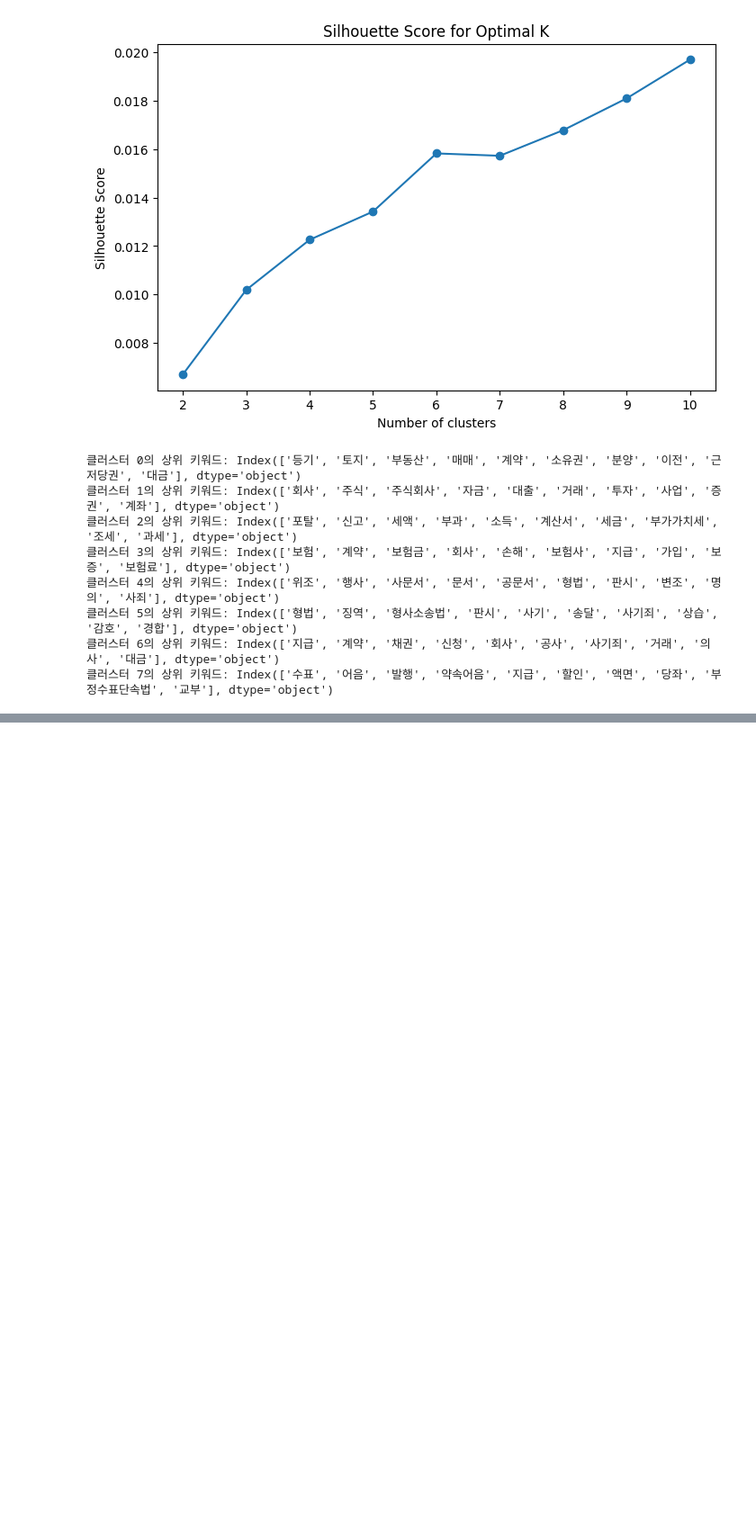
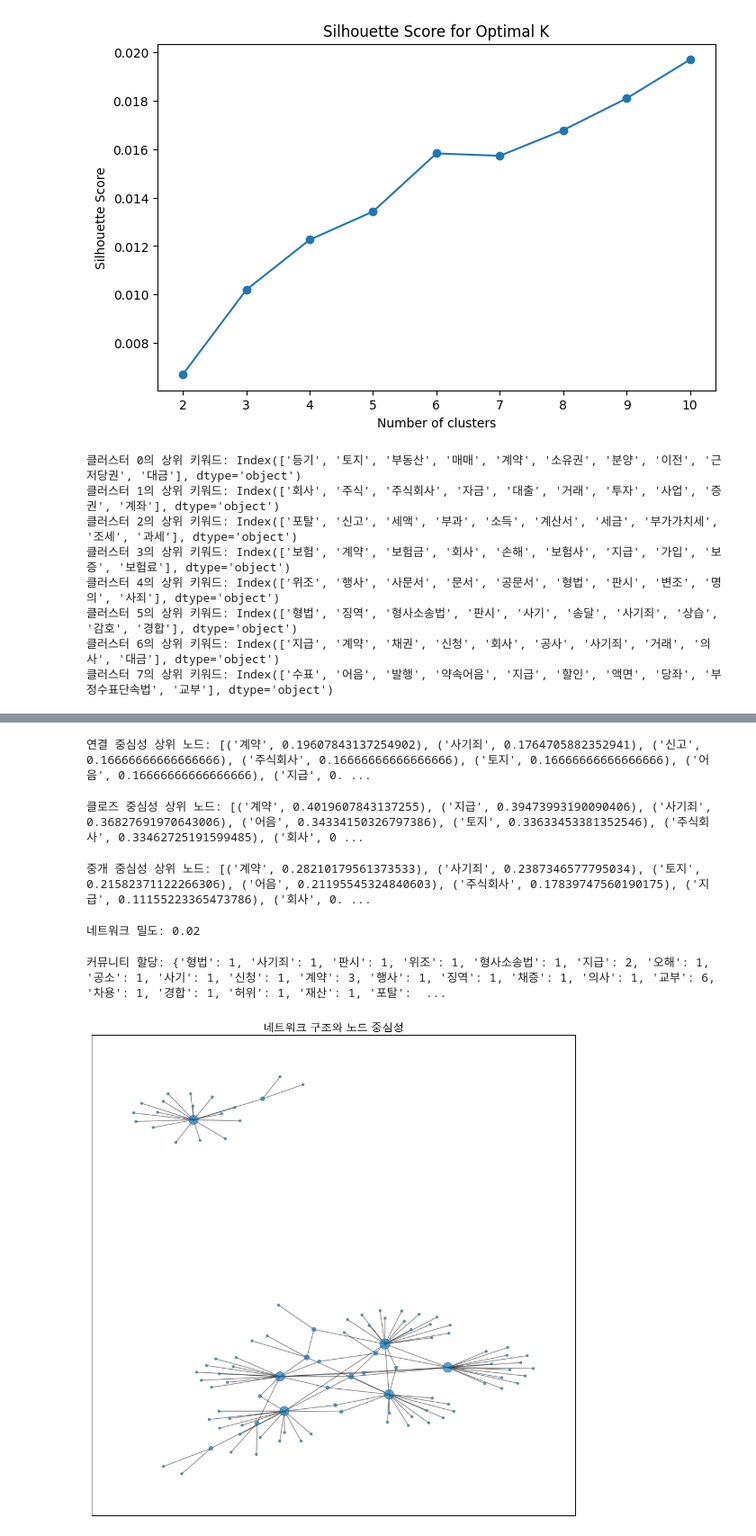
Before and after one commit to sesac-NoF/NoF, a Jupyter notebook: EDA_network_js.ipynb, the cells around one changed output, grey strips where cells are left out. Shown at 90% size. Saved outputs shown, nothing was run; the diff lists cells and outputs as text; code cells hidden in the pictures; blank space fills up the shorter version.

```diff
--- a/EDA_network_js.ipynb
+++ b/EDA_network_js.ipynb
@@ -404,0 +533,12 @@ plt.show()
+# %%
+## 트리구조로보기
+import networkx as nx
+import matplotlib.pyplot as plt
+
+G = nx.Graph()
+for cluster, keywords in cluster_keywords.items():
+    for keyword in keywords:
+        G.add_node(keyword, cluster=cluster)
+    for i in range(len(keywords)):
+        for j in range(i + 1, len(keywords)):
+            G.add_edge(keywords[i], keywords[j])
@@ -404,0 +551,52 @@ plt.show()
+# %%
+degree_centrality = nx.degree_centrality(G)
+print("연결 중심성 상위 노드:", sorted(degree_centrality.items(), key=lambda x: x[1], reverse=True)[:10])
+# %% [output]
+연결 중심성 상위 노드: [('계약', 0.19607843137254902), ('사기죄', 0.1764705882352941), ('신고', 0.16666666666666666), ('주식회사', 0.16666666666666666), ('토지', 0.16666666666666666), ('어음', 0.16666666666666666), ('지급', 0. ...
+# %%
+closeness_centrality = nx.closeness_centrality(G)
+print("클로즈 중심성 상위 노드:", sorted(closeness_centrality.items(), key=lambda x: x[1], reverse=True)[:10])
+# %% [output]
+클로즈 중심성 상위 노드: [('계약', 0.4019607843137255), ('지급', 0.39473993190090406), ('사기죄', 0.36827691970643006), ('어음', 0.34334150326797386), ('토지', 0.33633453381352546), ('주식회사', 0.33462725191599485), ('회사', 0 ...
+# %%
+betweenness_centrality = nx.betweenness_centrality(G)
+print("중개 중심성 상위 노드:", sorted(betweenness_centrality.items(), key=lambda x: x[1], reverse=True)[:10])
+# %% [output]
+중개 중심성 상위 노드: [('계약', 0.28210179561373533), ('사기죄', 0.2387346577795034), ('토지', 0.21582371122266306), ('어음', 0.21195545324840603), ('주식회사', 0.17839747560190175), ('지급', 0.11155223365473786), ('회사', 0. ...
+# %%
+density = nx.density(G)
+print(f"네트워크 밀도: {density:.2f}")
+# %% [output]
+네트워크 밀도: 0.02
+# %%
+# Louvain 알고리즘의 의미
+# Louvain 알고리즘은 네트워크에서 밀접하게 연결된 노드 그룹을 찾는 데 유용합니다.
+# 이러한 커뮤니티는 네트워크 구조의 중요한 정보나 특성을 반영할 수 있어,
+# 소셜 네트워크 분석, 추천 시스템, 생물학적 네트워크 등에서 자주 사용됩니다.
+from community import community_louvain
+
+communities = community_louvain.best_partition(G)
+print("커뮤니티 할당:", communities)
+# %% [output]
+커뮤니티 할당: {'형법': 1, '사기죄': 1, '판시': 1, '위조': 1, '형사소송법': 1, '지급': 2, '오해': 1, '공소': 1, '사기': 1, '신청': 1, '계약': 3, '행사': 1, '징역': 1, '채증': 1, '의사': 1, '교부': 6, '차용': 1, '경합': 1, '허위': 1, '재산': 1, '포탈':  ...
+# %%
+import matplotlib.pyplot as plt
+import networkx as nx
+from matplotlib import font_manager, rc
+import platform
+
+# 한글 깨짐 방지
+plt.rcParams['font.family'] = "AppleGothic"
+# 마이너스 깨짐 방지
+plt.rcParams['axes.unicode_minus'] = False
+
+# 네트워크 시각화
+pos = nx.spring_layout(G)
+plt.figure(figsize=(12, 12))
+nx.draw_networkx_nodes(G, pos, node_size=[v * 1000 for v in degree_centrality.values()], cmap=plt.cm.Reds, alpha=0.7)
+nx.draw_networkx_edges(G, pos, alpha=0.5)
+
+plt.title("네트워크 구조와 노드 중심성", fontsize=15)  # 타이틀에 폰트 적용
+plt.show()
+# %% [output]
+[figure, added]
```
Also changed, not shown: parts of 26 cells of this notebook, 1 other file.
